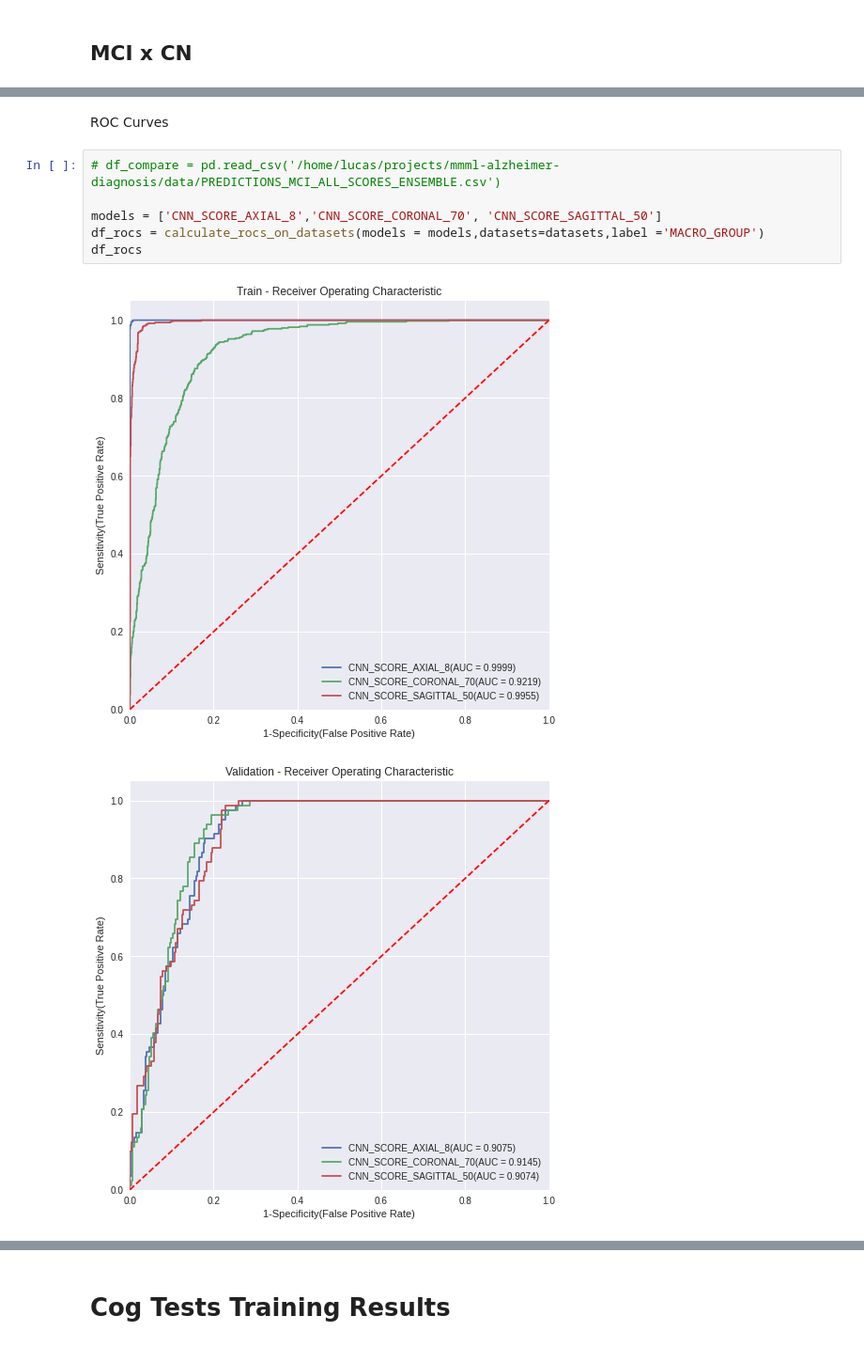
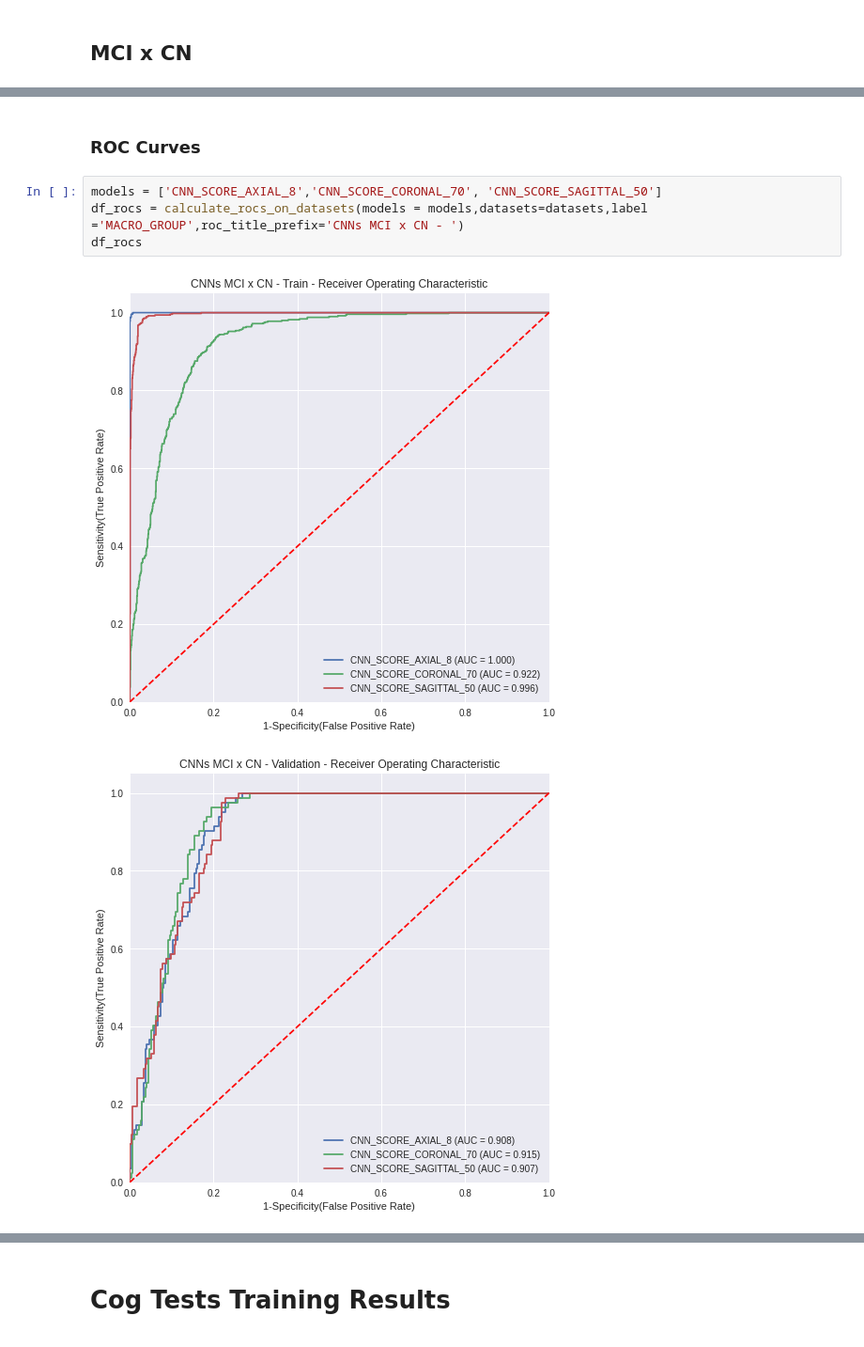
Before and after one commit to lucasthim/mmml-alzheimer-diagnosis, a Jupyter notebook: notebooks/dissertation/02_results_separate_learning_results.ipynb, the cells around one changed output, grey strips where cells are left out. Shown: that part at 94% size. Saved outputs shown, nothing was run; the diff lists cells and outputs as text.

```diff
--- a/notebooks/dissertation/02_results_separate_learning_results.ipynb
+++ b/notebooks/dissertation/02_results_separate_learning_results.ipynb
@@ -52,11 +213,9 @@ for dataset in zip(['Train','Validation,'Test'],[])
-# %% [markdown]
-ROC Curves
+# %% [markdown]
+### ROC Curves
 # %%
-# df_compare = pd.read_csv('/home/lucas/projects/mmml-alzheimer-diagnosis/data/PREDICTIONS_MCI_ALL_SCORES_ENSEMBLE.csv')
-
 models = ['CNN_SCORE_AXIAL_8','CNN_SCORE_CORONAL_70', 'CNN_SCORE_SAGITTAL_50']
-df_rocs = calculate_rocs_on_datasets(models = models,datasets=datasets,label ='MACRO_GROUP')
+df_rocs = calculate_rocs_on_datasets(models = models,datasets=datasets,label ='MACRO_GROUP',roc_title_prefix='CNNs MCI x CN - ')
 df_rocs
 # %% [output]
-[figure, old version]
+[figure, new version]
-[figure, old version]
+[figure, new version]
```
Also changed, not shown: parts of 54 cells of this notebook, 7 other files.
